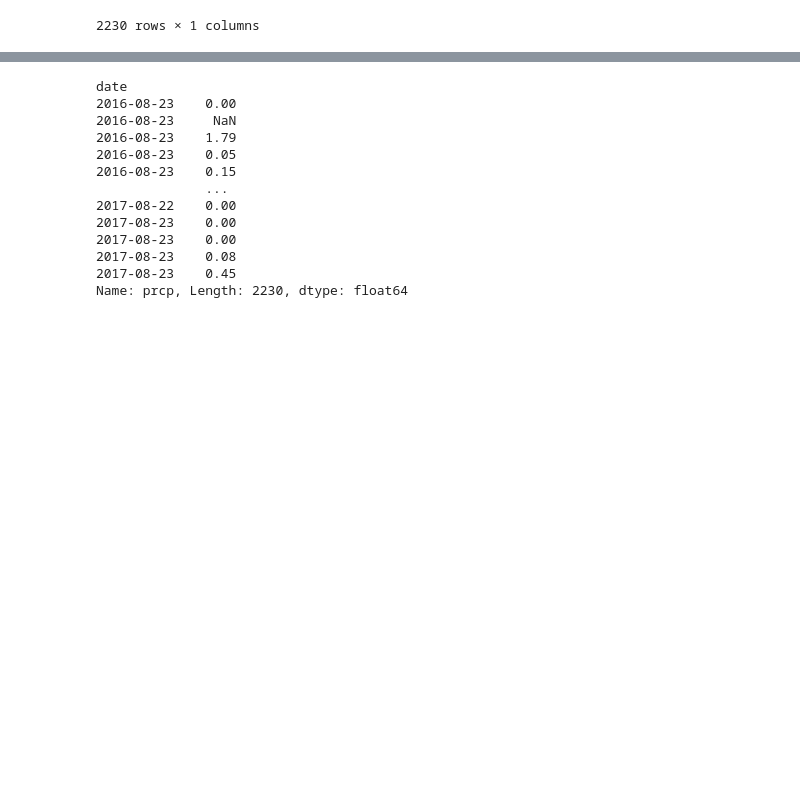
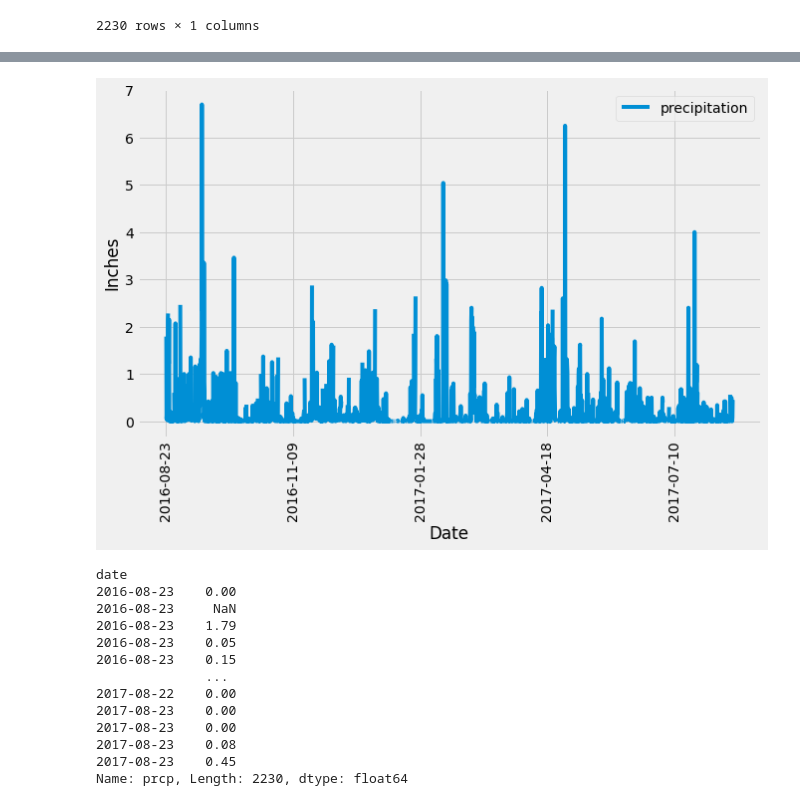
Before and after one commit to NathanJPotter/sqlalchemy-challenge, a Jupyter notebook: climate_analysis_exploration.ipynb, the cells around one changed output, grey strips where cells are left out. Cells and saved outputs as stored; diff of their text form; code cells hidden in the pictures; blank space fills up the shorter version.

```diff
--- a/climate_analysis_exploration.ipynb
+++ b/climate_analysis_exploration.ipynb
@@ -264,6 +265,16 @@ precip_by_date_df
 | 2017-08-23 | 0.08 |
 | 2017-08-23 | 0.45 |
 2230 rows × 1 columns
+# %%
+# Plot the results using the DataFrame plot method
+precip_by_date_df.plot(figsize=(10,6), rot=90)
+plt.legend(loc='upper right')
+plt.xlabel("Date")
+plt.ylabel("Inches")
+# plt.locator_paramas(axis="x", nbins=9)
+plt.show()
+# %% [output]
+[figure, added]
 # %%
 x_axis = precip_by_date_df['prcp']
 x_axis
```
Also changed, not shown: parts of 3 cells of this notebook.
